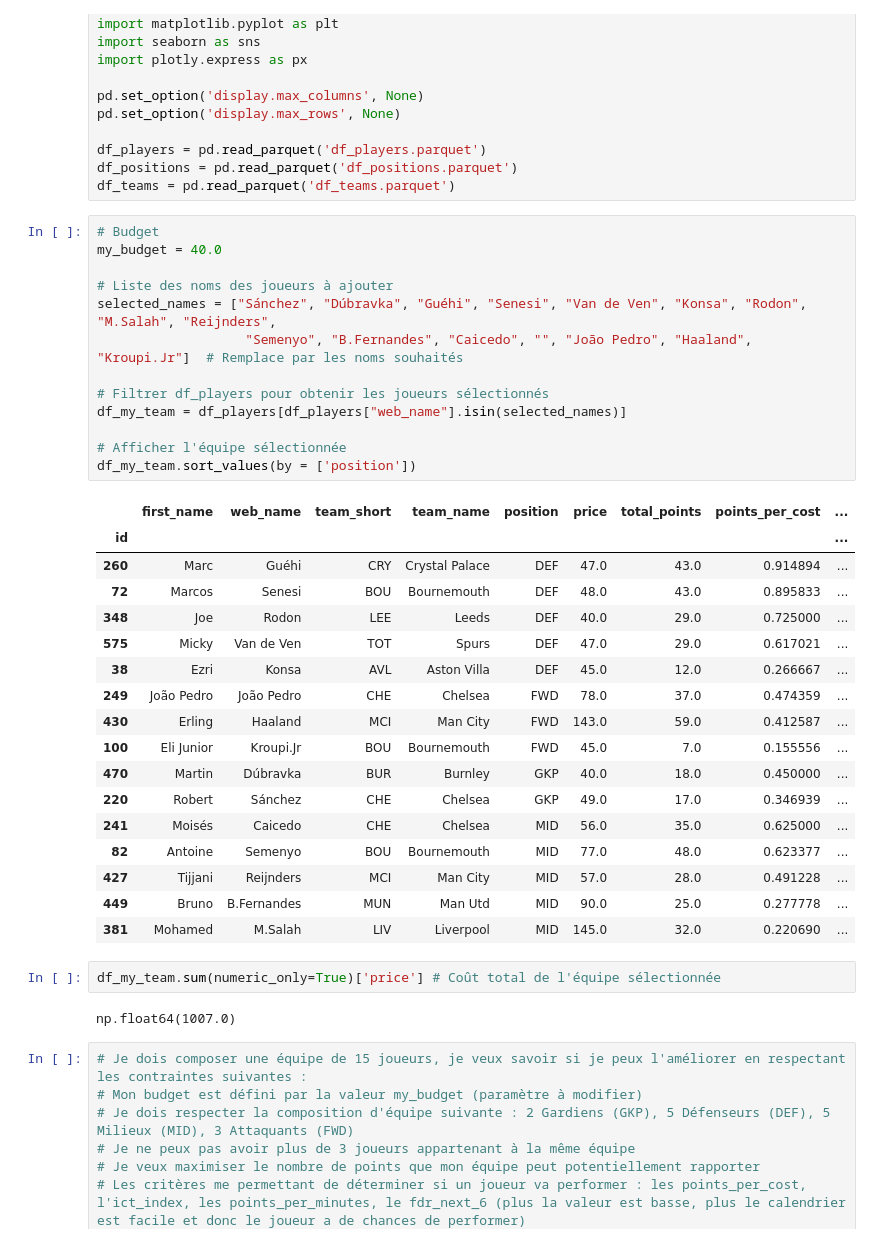
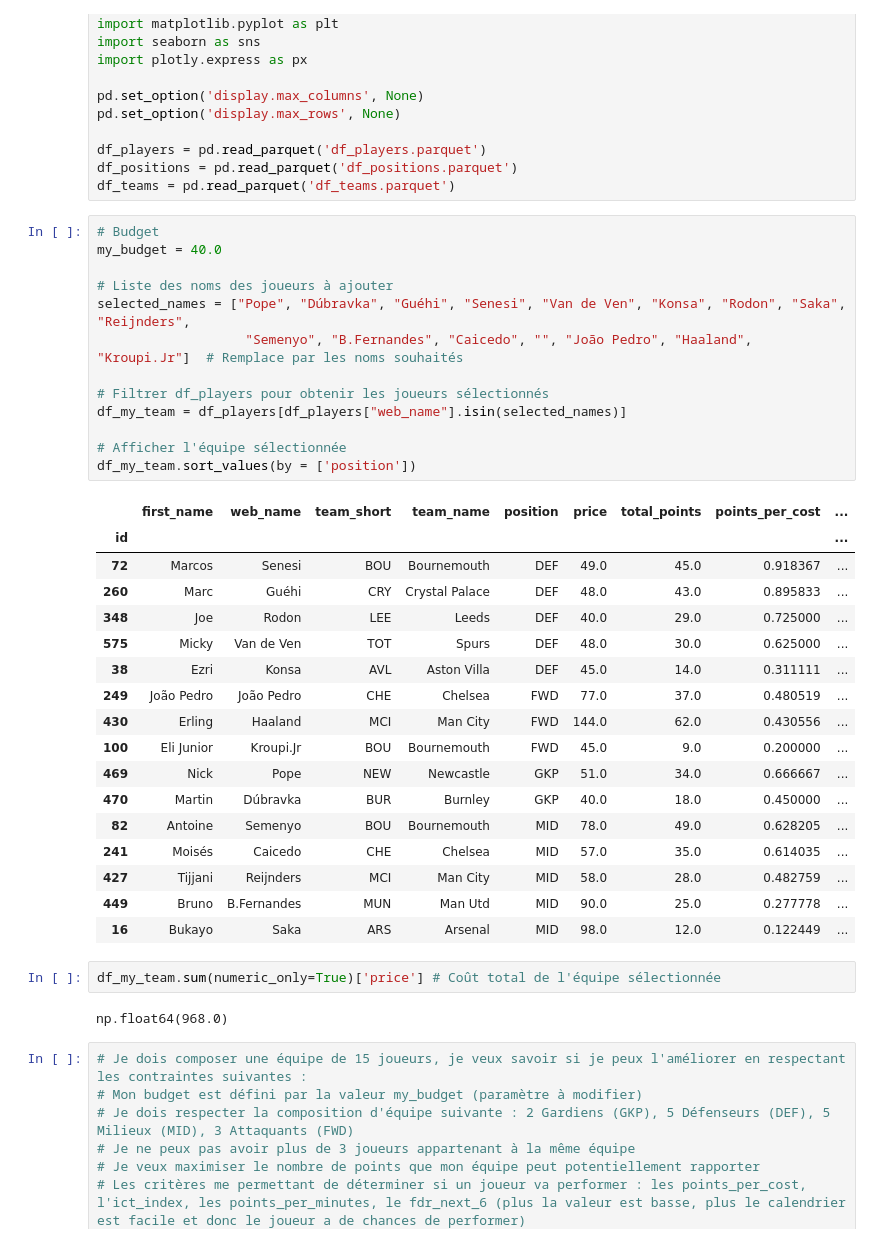
Before and after one commit to JeffBucker/PL-Project, a Jupyter notebook: FT.ipynb, the cells around one changed output. Saved outputs shown, nothing was run; the diff lists cells and outputs as text.

```diff
--- a/FT.ipynb
+++ b/FT.ipynb
@@ -15,38 +15,38 @@ df_teams = pd.read_parquet('df_teams.parquet')
 # %%
 # Budget
 my_budget = 40.0
 
 # Liste des noms des joueurs à ajouter
-selected_names = ["Sánchez", "Dúbravka", "Guéhi", "Senesi", "Van de Ven", "Konsa", "Rodon", "M.Salah", "Reijnders",
+selected_names = ["Pope", "Dúbravka", "Guéhi", "Senesi", "Van de Ven", "Konsa", "Rodon", "Saka", "Reijnders",
                    "Semenyo", "B.Fernandes", "Caicedo", "", "João Pedro", "Haaland", "Kroupi.Jr"]  # Remplace par les noms souhaités
 
 # Filtrer df_players pour obtenir les joueurs sélectionnés
 df_my_team = df_players[df_players["web_name"].isin(selected_names)]
 
 # Afficher l'équipe sélectionnée
 df_my_team.sort_values(by = ['position'])
 # %% [output]
 |  | first_name | web_name | team_short | team_name | position | price | total_points | points_per_cost | ... |
 | id |  |  |  |  |  |  |  |  | ... |
-| 260 | Marc | Guéhi | CRY | Crystal Palace | DEF | 47.0 | 43.0 | 0.914894 | ... |
-| 72 | Marcos | Senesi | BOU | Bournemouth | DEF | 48.0 | 43.0 | 0.895833 | ... |
+| 72 | Marcos | Senesi | BOU | Bournemouth | DEF | 49.0 | 45.0 | 0.918367 | ... |
+| 260 | Marc | Guéhi | CRY | Crystal Palace | DEF | 48.0 | 43.0 | 0.895833 | ... |
 | 348 | Joe | Rodon | LEE | Leeds | DEF | 40.0 | 29.0 | 0.725000 | ... |
-| 575 | Micky | Van de Ven | TOT | Spurs | DEF | 47.0 | 29.0 | 0.617021 | ... |
-| 38 | Ezri | Konsa | AVL | Aston Villa | DEF | 45.0 | 12.0 | 0.266667 | ... |
-| 249 | João Pedro | João Pedro | CHE | Chelsea | FWD | 78.0 | 37.0 | 0.474359 | ... |
-| 430 | Erling | Haaland | MCI | Man City | FWD | 143.0 | 59.0 | 0.412587 | ... |
-| 100 | Eli Junior | Kroupi.Jr | BOU | Bournemouth | FWD | 45.0 | 7.0 | 0.155556 | ... |
+| 575 | Micky | Van de Ven | TOT | Spurs | DEF | 48.0 | 30.0 | 0.625000 | ... |
+| 38 | Ezri | Konsa | AVL | Aston Villa | DEF | 45.0 | 14.0 | 0.311111 | ... |
+| 249 | João Pedro | João Pedro | CHE | Chelsea | FWD | 77.0 | 37.0 | 0.480519 | ... |
+| 430 | Erling | Haaland | MCI | Man City | FWD | 144.0 | 62.0 | 0.430556 | ... |
+| 100 | Eli Junior | Kroupi.Jr | BOU | Bournemouth | FWD | 45.0 | 9.0 | 0.200000 | ... |
+| 469 | Nick | Pope | NEW | Newcastle | GKP | 51.0 | 34.0 | 0.666667 | ... |
 | 470 | Martin | Dúbravka | BUR | Burnley | GKP | 40.0 | 18.0 | 0.450000 | ... |
-| 220 | Robert | Sánchez | CHE | Chelsea | GKP | 49.0 | 17.0 | 0.346939 | ... |
-| 241 | Moisés | Caicedo | CHE | Chelsea | MID | 56.0 | 35.0 | 0.625000 | ... |
-| 82 | Antoine | Semenyo | BOU | Bournemouth | MID | 77.0 | 48.0 | 0.623377 | ... |
-| 427 | Tijjani | Reijnders | MCI | Man City | MID | 57.0 | 28.0 | 0.491228 | ... |
+| 82 | Antoine | Semenyo | BOU | Bournemouth | MID | 78.0 | 49.0 | 0.628205 | ... |
+| 241 | Moisés | Caicedo | CHE | Chelsea | MID | 57.0 | 35.0 | 0.614035 | ... |
+| 427 | Tijjani | Reijnders | MCI | Man City | MID | 58.0 | 28.0 | 0.482759 | ... |
 | 449 | Bruno | B.Fernandes | MUN | Man Utd | MID | 90.0 | 25.0 | 0.277778 | ... |
-| 381 | Mohamed | M.Salah | LIV | Liverpool | MID | 145.0 | 32.0 | 0.220690 | ... |
+| 16 | Bukayo | Saka | ARS | Arsenal | MID | 98.0 | 12.0 | 0.122449 | ... |
 # %%
 df_my_team.sum(numeric_only=True)['price'] # Coût total de l'équipe sélectionnée
 # %% [output]
-np.float64(1007.0)
+np.float64(968.0)
 # %%
 # Je dois composer une équipe de 15 joueurs, je veux savoir si je peux l'améliorer en respectant les contraintes suivantes :
 # Mon budget est défini par la valeur my_budget (paramètre à modifier)
```
Also changed, not shown: parts of 5 cells of this notebook, 8 other files.
